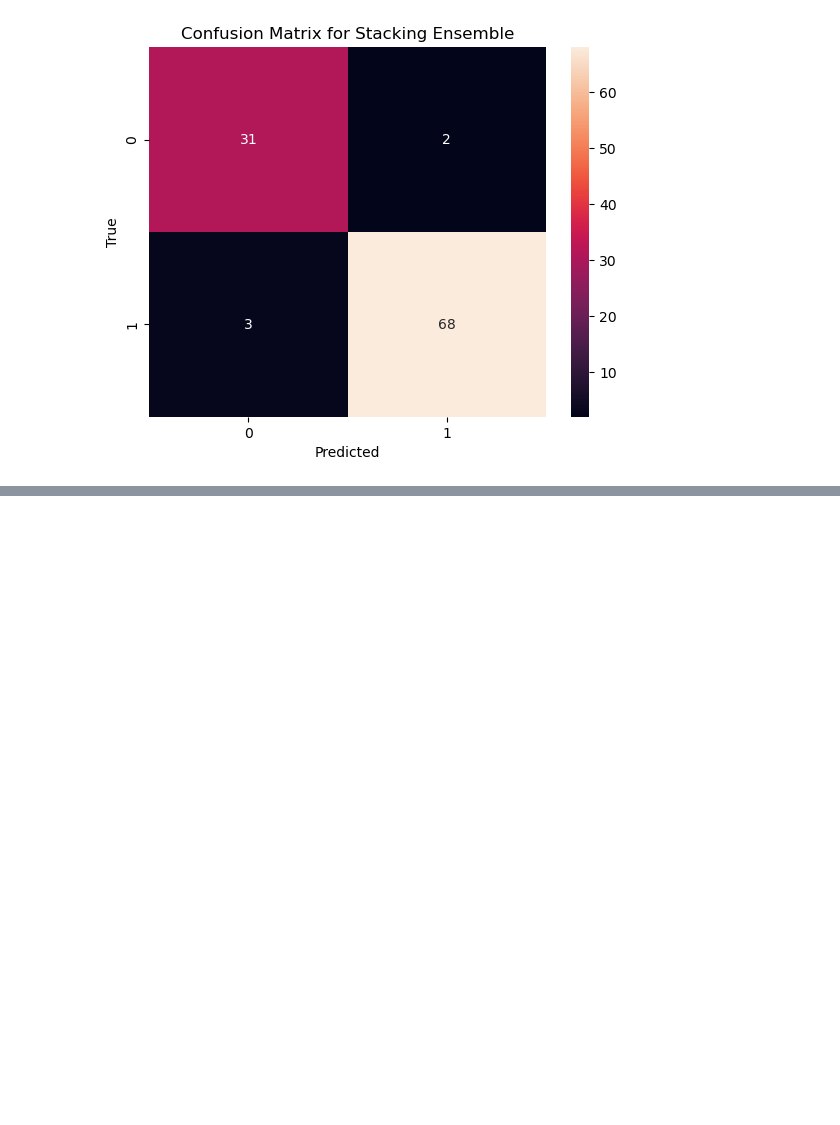
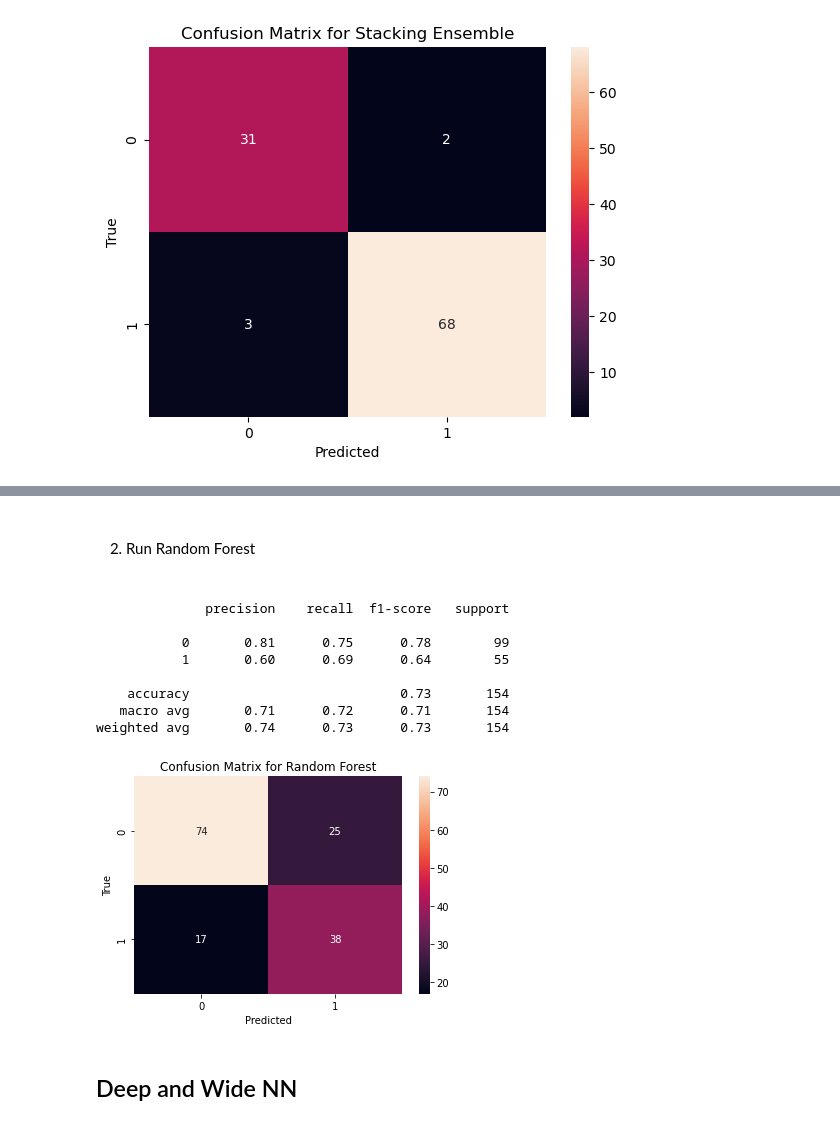
Before and after one commit to RachitChhabra/Discovering-Alternative-Predictors-for-Diabetes-Diagnosis, a Jupyter notebook: finproj_ece228.ipynb, the cells around one changed output, grey strips where cells are left out. Drawn from its saved outputs; the diff is of its cells as text; code cells hidden in the pictures; blank space fills up the shorter version.

```diff
--- a/finproj_ece228.ipynb
+++ b/finproj_ece228.ipynb
@@ -606,0 +752,44 @@ weighted avg       0.95      0.95      0.95       104
+# %% [markdown]
+######
+2. Run Random Forest
+#####
+# %%
+#Random Forest
+
+from sklearn.ensemble import RandomForestClassifier
+
+# Initialize Random Forest
+random_forest = RandomForestClassifier(n_estimators=100, random_state=42)
+
+# Fit the model
+random_forest.fit(X_train, y_train)
+
+# Predict the test set results
+y_pred = random_forest.predict(X_test)
+# %%
+# Fit the model and make predictions
+random_forest.fit(X_train, y_train)
+y_pred = random_forest.predict(X_test)
+
+# Print classification report
+print(classification_report(y_test, y_pred))
+
+# Print confusion matrix
+cm = confusion_matrix(y_test, y_pred)
+sns.heatmap(cm, annot=True, fmt='d')
+plt.title('Confusion Matrix for Random Forest')
+plt.xlabel('Predicted')
+plt.ylabel('True')
+plt.show()
+# %% [output]
+              precision    recall  f1-score   support
+
+           0       0.81      0.75      0.78        99
+           1       0.60      0.69      0.64        55
+
+    accuracy                           0.73       154
+   macro avg       0.71      0.72      0.71       154
+weighted avg       0.74      0.73      0.73       154
+[figure, added]
+# %% [markdown]
+## Deep and Wide NN
```
Also changed, not shown: parts of 13 cells of this notebook, 4 other files.
